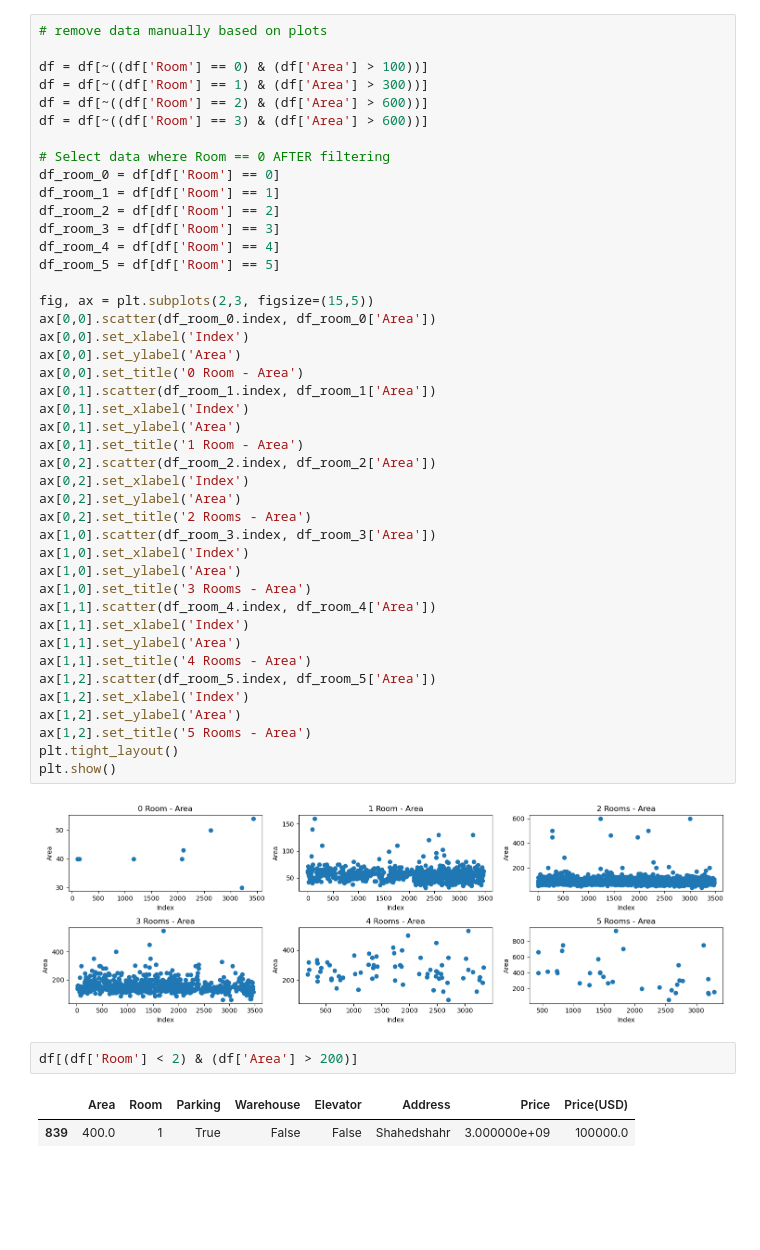
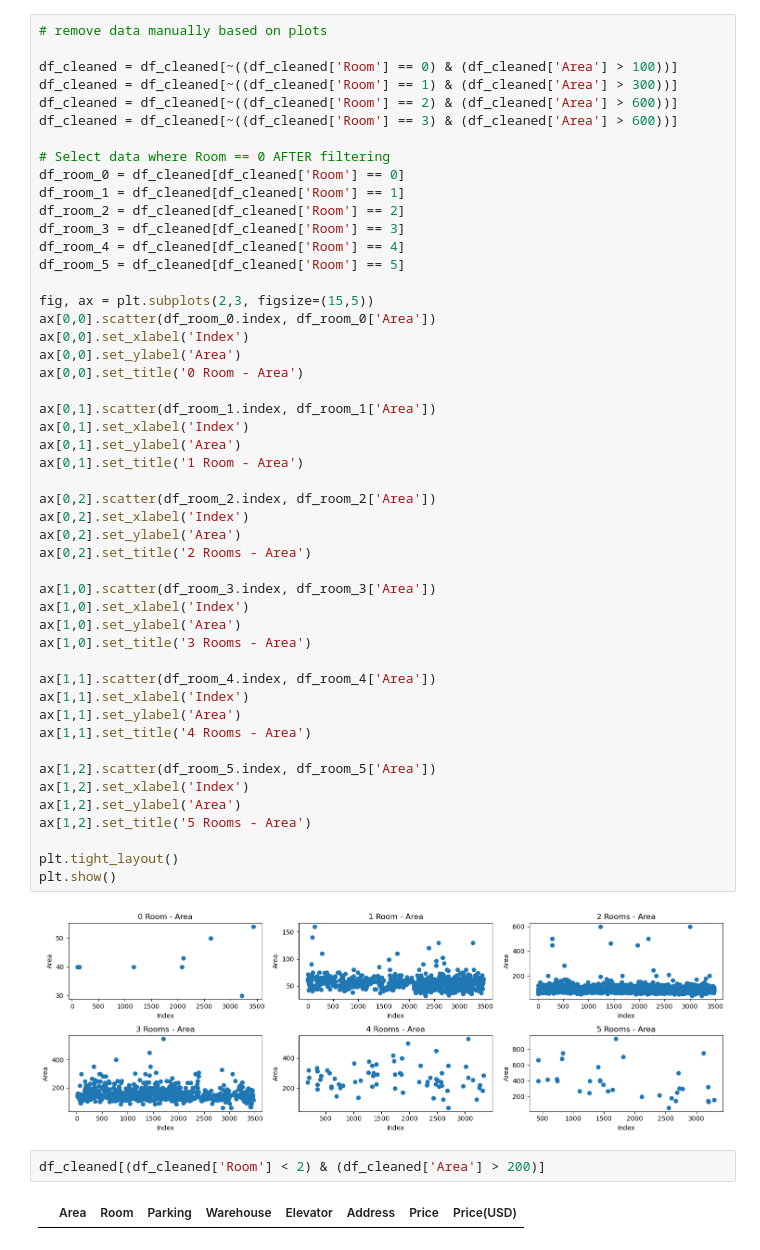
Before and after one commit to AliShrz/My-Machine-Learning, a Jupyter notebook: Regression Project.ipynb, the cells around one changed output. Cells and saved outputs as stored; diff of their text form; blank space fills up the shorter version.

```diff
--- a/Regression Project.ipynb
+++ b/Regression Project.ipynb
@@ -170,50 +197,55 @@ plt.show()
 # %%
 # remove data manually based on plots
 
-df = df[~((df['Room'] == 0) & (df['Area'] > 100))]
-df = df[~((df['Room'] == 1) & (df['Area'] > 300))]
-df = df[~((df['Room'] == 2) & (df['Area'] > 600))]
-df = df[~((df['Room'] == 3) & (df['Area'] > 600))]
+df_cleaned = df_cleaned[~((df_cleaned['Room'] == 0) & (df_cleaned['Area'] > 100))]
+df_cleaned = df_cleaned[~((df_cleaned['Room'] == 1) & (df_cleaned['Area'] > 300))]
+df_cleaned = df_cleaned[~((df_cleaned['Room'] == 2) & (df_cleaned['Area'] > 600))]
+df_cleaned = df_cleaned[~((df_cleaned['Room'] == 3) & (df_cleaned['Area'] > 600))]
 
 # Select data where Room == 0 AFTER filtering
-df_room_0 = df[df['Room'] == 0]
-df_room_1 = df[df['Room'] == 1]
-df_room_2 = df[df['Room'] == 2]
-df_room_3 = df[df['Room'] == 3]
-df_room_4 = df[df['Room'] == 4]
-df_room_5 = df[df['Room'] == 5]
+df_room_0 = df_cleaned[df_cleaned['Room'] == 0]
+df_room_1 = df_cleaned[df_cleaned['Room'] == 1]
+df_room_2 = df_cleaned[df_cleaned['Room'] == 2]
+df_room_3 = df_cleaned[df_cleaned['Room'] == 3]
+df_room_4 = df_cleaned[df_cleaned['Room'] == 4]
+df_room_5 = df_cleaned[df_cleaned['Room'] == 5]
 
 fig, ax = plt.subplots(2,3, figsize=(15,5))
 ax[0,0].scatter(df_room_0.index, df_room_0['Area'])
 ax[0,0].set_xlabel('Index')
 ax[0,0].set_ylabel('Area')
 ax[0,0].set_title('0 Room - Area')
+
 ax[0,1].scatter(df_room_1.index, df_room_1['Area'])
 ax[0,1].set_xlabel('Index')
 ax[0,1].set_ylabel('Area')
 ax[0,1].set_title('1 Room - Area')
+
 ax[0,2].scatter(df_room_2.index, df_room_2['Area'])
 ax[0,2].set_xlabel('Index')
 ax[0,2].set_ylabel('Area')
 ax[0,2].set_title('2 Rooms - Area')
+
 ax[1,0].scatter(df_room_3.index, df_room_3['Area'])
 ax[1,0].set_xlabel('Index')
 ax[1,0].set_ylabel('Area')
 ax[1,0].set_title('3 Rooms - Area')
+
 ax[1,1].scatter(df_room_4.index, df_room_4['Area'])
 ax[1,1].set_xlabel('Index')
 ax[1,1].set_ylabel('Area')
 ax[1,1].set_title('4 Rooms - Area')
+
 ax[1,2].scatter(df_room_5.index, df_room_5['Area'])
 ax[1,2].set_xlabel('Index')
 ax[1,2].set_ylabel('Area')
 ax[1,2].set_title('5 Rooms - Area')
+
 plt.tight_layout()
 plt.show()
 # %% [output]
 [figure]
 # %%
-df[(df['Room'] < 2) & (df['Area'] > 200)]
+df_cleaned[(df_cleaned['Room'] < 2) & (df_cleaned['Area'] > 200)]
 # %% [output]
 |  | Area | Room | Parking | Warehouse | Elevator | Address | Price | Price(USD) |
-| 839 | 400.0 | 1 | True | False | False | Shahedshahr | 3.000000e+09 | 100000.0 |
```
Also changed, not shown: parts of 18 cells of this notebook.
